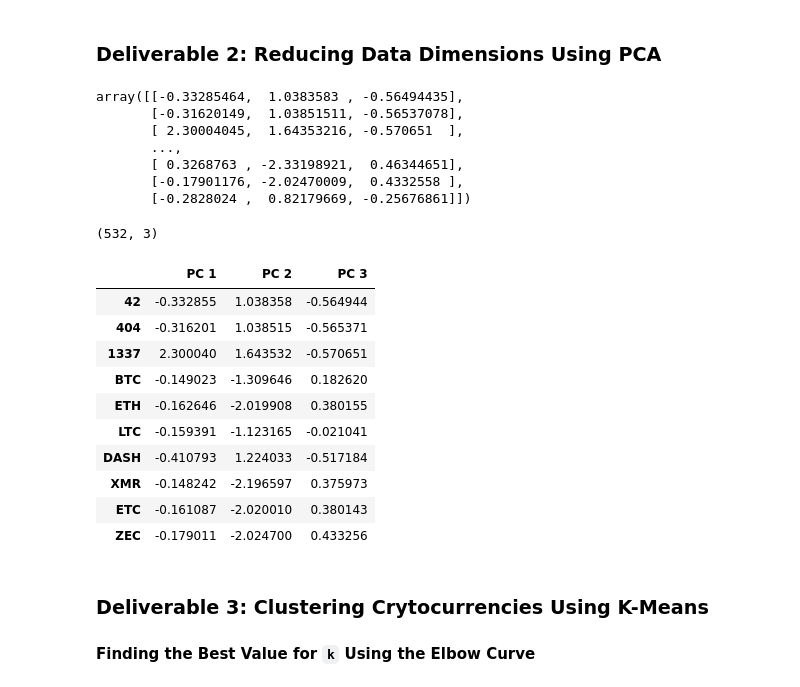
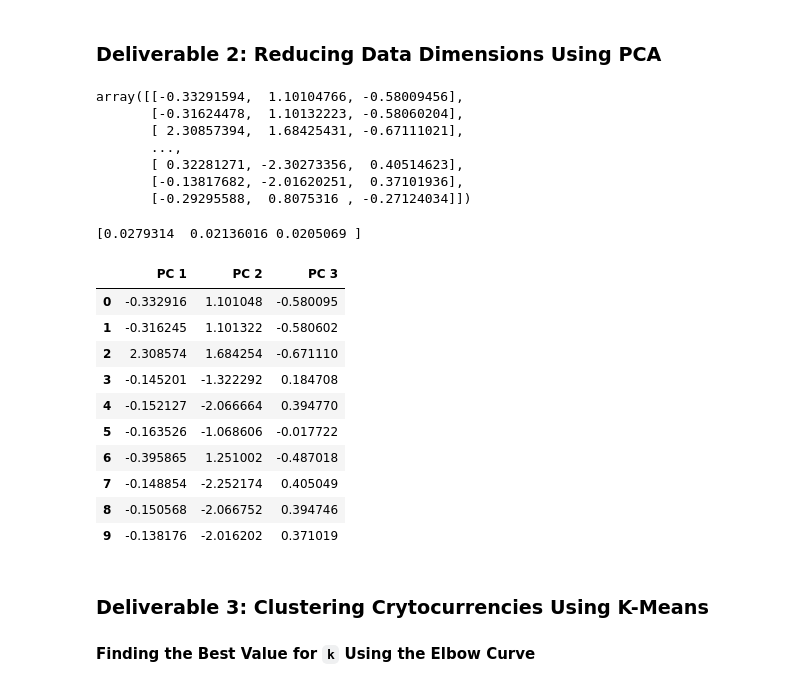
Before and after one commit to Daniel-Sanudo/Cryptocurrencies, a Jupyter notebook: crypto_clustering.ipynb, the cells around one changed output. Saved outputs shown, nothing was run; the diff lists cells and outputs as text; code cells hidden in the pictures.

Commit message:
Reduced cryptocurrency DataFrame to 3 principal components

```diff
--- a/crypto_clustering.ipynb
+++ b/crypto_clustering.ipynb
@@ -188,31 +188,36 @@ array([[-0.11710817, -0.1528703 , -0.0433963 , -0.0433963 , -0.0433963 ,
 ### Deliverable 2: Reducing Data Dimensions Using PCA
 # %%
 # Using PCA to reduce dimension to three principal components.
-# YOUR CODE HERE
+pca = PCA(n_components=3,random_state=18)
+crypto_pca = pca.fit_transform(X_Scaled)
+crypto_pca
 # %% [output]
-array([[-0.33285464,  1.0383583 , -0.56494435],
-       [-0.31620149,  1.03851511, -0.56537078],
-       [ 2.30004045,  1.64353216, -0.570651  ],
+array([[-0.33291594,  1.10104766, -0.58009456],
+       [-0.31624478,  1.10132223, -0.58060204],
+       [ 2.30857394,  1.68425431, -0.67111021],
        ...,
-       [ 0.3268763 , -2.33198921,  0.46344651],
-       [-0.17901176, -2.02470009,  0.4332558 ],
-       [-0.2828024 ,  0.82179669, -0.25676861]])
+       [ 0.32281271, -2.30273356,  0.40514623],
+       [-0.13817682, -2.01620251,  0.37101936],
+       [-0.29295588,  0.8075316 , -0.27124034]])
 # %%
 # Create a DataFrame with the three principal components.
 # YOUR CODE HERE
+pcs_df = pd.DataFrame(crypto_pca,columns=('PC 1', 'PC 2', 'PC 3'))
+print(pca.explained_variance_ratio_)
+pcs_df.head(10)
 # %% [output]
-(532, 3)
+[0.0279314  0.02136016 0.0205069 ]
 |  | PC 1 | PC 2 | PC 3 |
-| 42 | -0.332855 | 1.038358 | -0.564944 |
-| 404 | -0.316201 | 1.038515 | -0.565371 |
-| 1337 | 2.300040 | 1.643532 | -0.570651 |
-| BTC | -0.149023 | -1.309646 | 0.182620 |
-| ETH | -0.162646 | -2.019908 | 0.380155 |
-| LTC | -0.159391 | -1.123165 | -0.021041 |
-| DASH | -0.410793 | 1.224033 | -0.517184 |
-| XMR | -0.148242 | -2.196597 | 0.375973 |
-| ETC | -0.161087 | -2.020010 | 0.380143 |
-| ZEC | -0.179011 | -2.024700 | 0.433256 |
+| 0 | -0.332916 | 1.101048 | -0.580095 |
+| 1 | -0.316245 | 1.101322 | -0.580602 |
+| 2 | 2.308574 | 1.684254 | -0.671110 |
+| 3 | -0.145201 | -1.322292 | 0.184708 |
+| 4 | -0.152127 | -2.066664 | 0.394770 |
+| 5 | -0.163526 | -1.068606 | -0.017722 |
+| 6 | -0.395865 | 1.251002 | -0.487018 |
+| 7 | -0.148854 | -2.252174 | 0.405049 |
+| 8 | -0.150568 | -2.066752 | 0.394746 |
+| 9 | -0.138176 | -2.016202 | 0.371019 |
 # %% [markdown]
 ### Deliverable 3: Clustering Crytocurrencies Using K-Means
 
```
